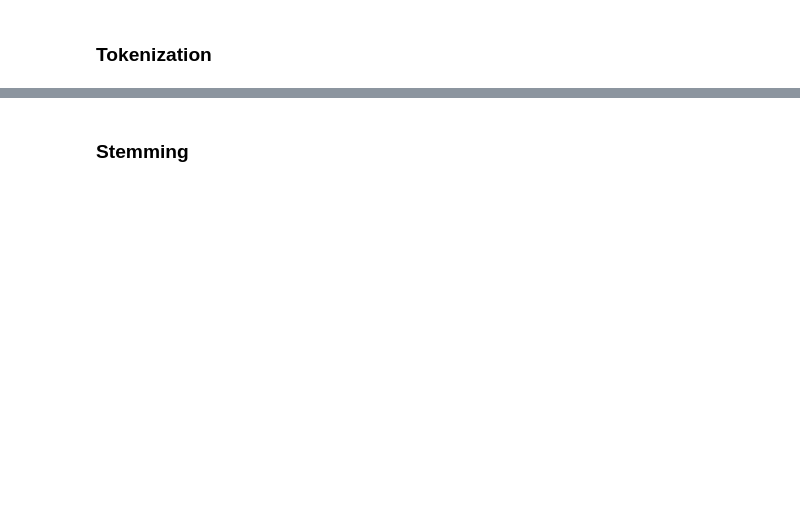
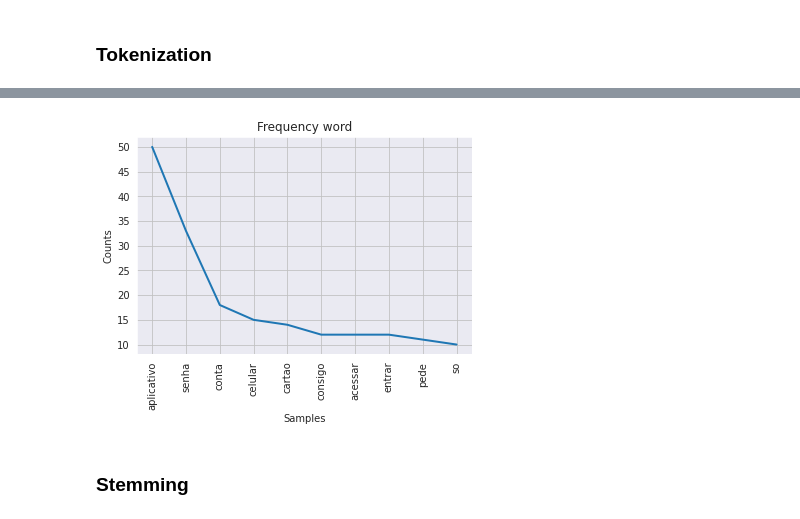
Before and after one commit to souzamoab/reviews-classifier-algorithm, a Jupyter notebook: security_reviews_extractor.ipynb, the cells around one changed output, grey strips where cells are left out. Drawn from its saved outputs; the diff is of its cells as text; code cells hidden in the pictures; blank space fills up the shorter version.

Commit message:
Adjustments and frequency word algorithm

```diff
--- a/security_reviews_extractor.ipynb
+++ b/security_reviews_extractor.ipynb
@@ -132,0 +153,15 @@ data.loc[:,["tokenized_reviews"]]
+# %%
+from nltk.corpus import stopwords
+from spacy.lang.pt.stop_words import STOP_WORDS
+
+def stopwordsRemove(text):
+    STOP_WORDS.update(['nao', 'sim', 'caixa', 'nubank', 'pra', 'pro', 'ta', 'ja'])
+    stop_words = list(set(stopwords.words('portuguese') + list(STOP_WORDS)))
+    phrase = []
+    for word in text:
+        if word not in stop_words:
+            phrase.append(word)
+    return phrase
+
+data['stopwords_reviews'] = data['tokenized_reviews'].apply(stopwordsRemove)
+data.loc[:,["stopwords_reviews"]]
@@ -133,3 +186,19 @@ data.loc[:,["tokenized_reviews"]]
+# %%
+import matplotlib.pyplot as plt
+
+dataList = data['stopwords_reviews'].to_list()
+
+strList = []
+
+for i in range(len(dataList)):
+    for j in range(len(dataList[i])):
+        strList.append(dataList[i][j])
+
+sns.set_style('darkgrid')
+nlp_words=nltk.FreqDist(strList)
+nlp_words.plot(10, title='Frequency word');
+# %% [output]
+[figure, added]
 # %% [markdown]
 ### Stemming
 # %%
```
Also changed, not shown: parts of 12 cells of this notebook.
